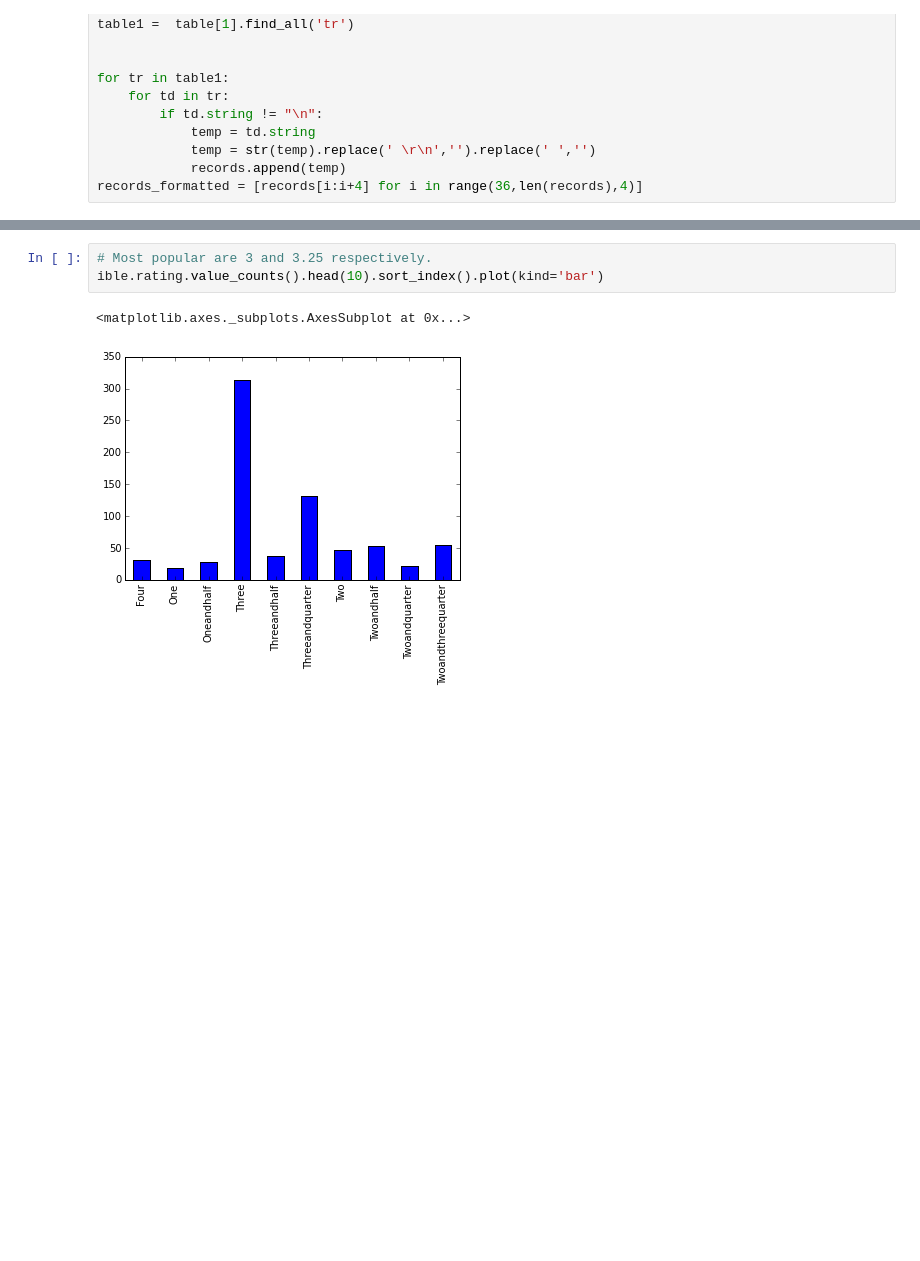
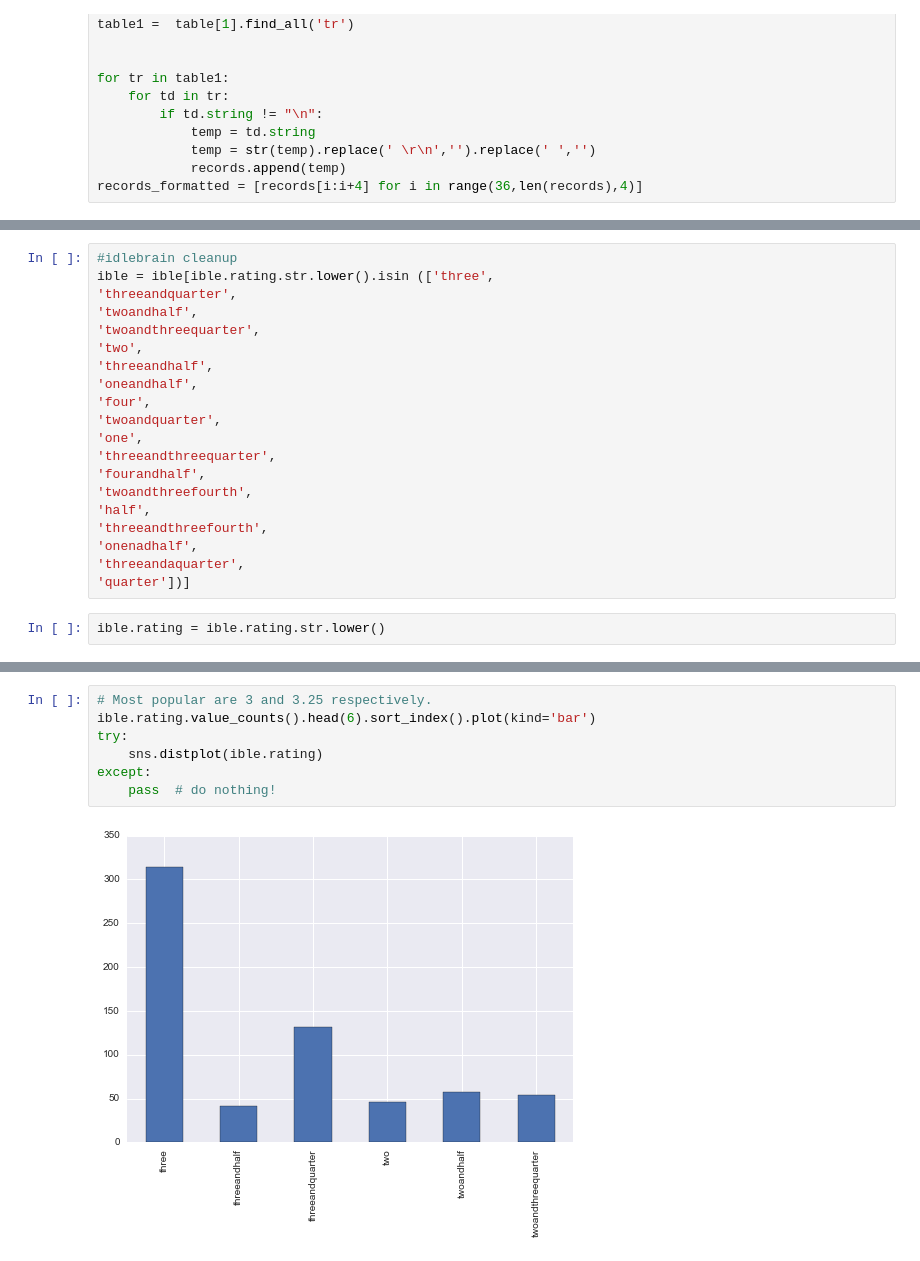
Before and after one commit to spinupol/Exploratory_Data_Analysis, a Jupyter notebook: EDA_telugu_movie_ratings.ipynb, the cells around one changed output, grey strips where cells are left out. Cells and saved outputs as stored; diff of their text form; blank space fills up the shorter version.

```diff
--- a/EDA_telugu_movie_ratings.ipynb
+++ b/EDA_telugu_movie_ratings.ipynb
@@ -137,0 +117,22 @@ ible.head(3)
+# %%
+#idlebrain cleanup
+ible = ible[ible.rating.str.lower().isin (['three',
+'threeandquarter',
+'twoandhalf',
+'twoandthreequarter',
+'two',
+'threeandhalf',
+'oneandhalf',
+'four',
+'twoandquarter',
+'one',
+'threeandthreequarter',
+'fourandhalf',
+'twoandthreefourth',
+'half',
+'threeandthreefourth',
+'onenadhalf',
+'threeandaquarter',
+'quarter'])]
+# %%
+ible.rating = ible.rating.str.lower()
@@ -144,6 +192,9 @@ cf.rating.value_counts().sort_index().plot(kind='bar')
 # %%
 # Most popular are 3 and 3.25 respectively.
-ible.rating.value_counts().head(10).sort_index().plot(kind='bar')
+ible.rating.value_counts().head(6).sort_index().plot(kind='bar')
+try:
+    sns.distplot(ible.rating)
+except:
+    pass  # do nothing!
 # %% [output]
-<matplotlib.axes._subplots.AxesSubplot at 0x...>
-[figure, old version]
+[figure, new version]
```
Also changed, not shown: parts of 19 cells of this notebook.
